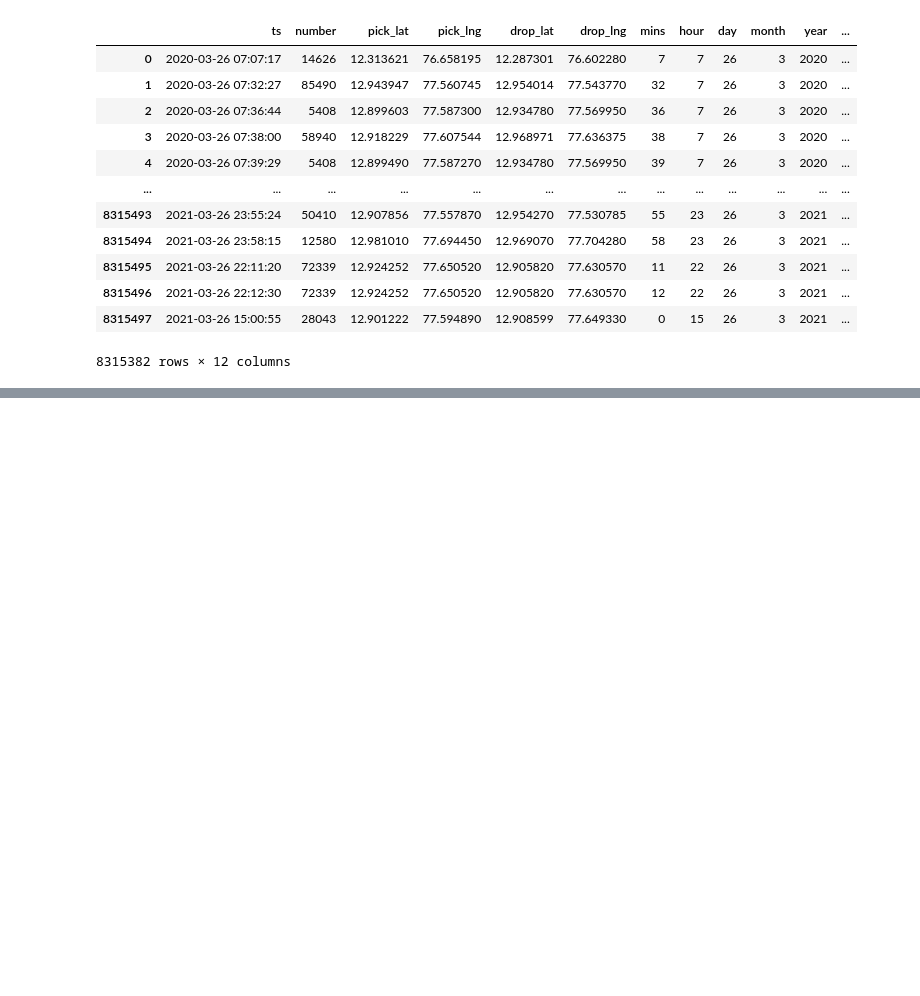
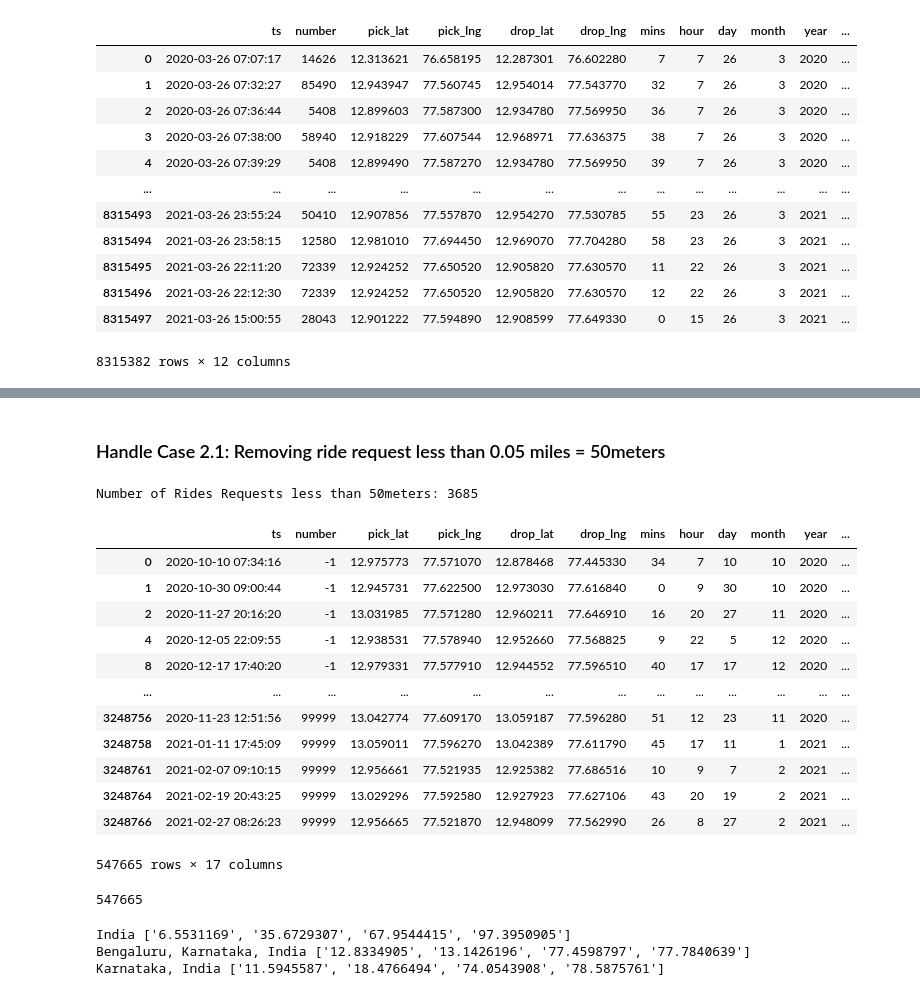
Before and after one commit to melvinmathew9991/Bike-Taxi-Rides-Request-Demand-Forecast, a Jupyter notebook: Notebook/Data Cleaning.ipynb, the cells around one changed output, grey strips where cells are left out. Drawn from its saved outputs; the diff is of its cells as text; code cells hidden in the pictures; blank space fills up the shorter version.

Commit message:
data cleaning notebook

```diff
--- a/Notebook/Data Cleaning.ipynb
+++ b/Notebook/Data Cleaning.ipynb
@@ -421,0 +279,2 @@ df.to_csv('C:/Sachin/project/preprocessed_2.csv',index = False, compression = 'g
+# %%
+df = pd.read_csv('C:/Sachin/project/Bike-Taxi-Rides-Request-Demand-Forecast/data/preprocessed/preprocessed_2.csv', compression = 'gzip')
@@ -421,0 +285,3 @@ df.to_csv('C:/Sachin/project/preprocessed_2.csv',index = False, compression = 'g
+# %%
+print("Number of rides booked by same customer within 8mins time: {}".format(len(df[(df.booking_time_diff_min<8)])))
+df = df[(df.booking_time_diff_min>=8)]
@@ -421,0 +294,7 @@ df.to_csv('C:/Sachin/project/preprocessed_2.csv',index = False, compression = 'g
+# %%
+%%time
+def geodestic_distance(pick_lat, pick_lng, drop_lat, drop_lng):
+    # 1mile = 1.60934 Kms
+    return round(geodesic((pick_lat, pick_lng), (drop_lat, drop_lng)).miles*1.60934,2)
+
+df['geodesic_distance'] = np.vectorize(geodestic_distance)(df['pick_lat'],df['pick_lng'],df['drop_lat'],df['drop_lng'])
@@ -421,0 +326,27 @@ df.to_csv('C:/Sachin/project/preprocessed_2.csv',index = False, compression = 'g
+# %% [markdown]
+### Handle Case 2.1: Removing ride request less than 0.05 miles = 50meters
+# %%
+print("Number of Rides Requests less than 50meters: {}".format(len(df[df.geodesic_distance<=0.05])))
+# %% [output]
+Number of Rides Requests less than 50meters: 3685
+# %%
+df = df[df.geodesic_distance>0.05]
+df
+# %% [output]
+|  | ts | number | pick_lat | pick_lng | drop_lat | drop_lng | mins | hour | day | month | year | ... |
+| 0 | 2020-10-10 07:34:16 | -1 | 12.975773 | 77.571070 | 12.878468 | 77.445330 | 34 | 7 | 10 | 10 | 2020 | ... |
+| 1 | 2020-10-30 09:00:44 | -1 | 12.945731 | 77.622500 | 12.973030 | 77.616840 | 0 | 9 | 30 | 10 | 2020 | ... |
+| 2 | 2020-11-27 20:16:20 | -1 | 13.031985 | 77.571280 | 12.960211 | 77.646910 | 16 | 20 | 27 | 11 | 2020 | ... |
+| 4 | 2020-12-05 22:09:55 | -1 | 12.938531 | 77.578940 | 12.952660 | 77.568825 | 9 | 22 | 5 | 12 | 2020 | ... |
+| 8 | 2020-12-17 17:40:20 | -1 | 12.979331 | 77.577910 | 12.944552 | 77.596510 | 40 | 17 | 17 | 12 | 2020 | ... |
+| ... | ... | ... | ... | ... | ... | ... | ... | ... | ... | ... | ... | ... |
+| 3248756 | 2020-11-23 12:51:56 | 99999 | 13.042774 | 77.609170 | 13.059187 | 77.596280 | 51 | 12 | 23 | 11 | 2020 | ... |
+| 3248758 | 2021-01-11 17:45:09 | 99999 | 13.059011 | 77.596270 | 13.042389 | 77.611790 | 45 | 17 | 11 | 1 | 2021 | ... |
+| 3248761 | 2021-02-07 09:10:15 | 99999 | 12.956661 | 77.521935 | 12.925382 | 77.686516 | 10 | 9 | 7 | 2 | 2021 | ... |
+| 3248764 | 2021-02-19 20:43:25 | 99999 | 13.029296 | 77.592580 | 12.927923 | 77.627106 | 43 | 20 | 19 | 2 | 2021 | ... |
+| 3248766 | 2021-02-27 08:26:23 | 99999 | 12.956665 | 77.521870 | 12.948099 | 77.562990 | 26 | 8 | 27 | 2 | 2021 | ... |
+547665 rows × 17 columns
+# %%
+len(df)
+# %% [output]
+547665
@@ -421,0 +355,23 @@ df.to_csv('C:/Sachin/project/preprocessed_2.csv',index = False, compression = 'g
+# %%
+import time
+from geopy.geocoders import Nominatim
+from geopy.exc import GeocoderTimedOut, GeocoderUnavailable
+
+geolocator = Nominatim(user_agent="my_app", timeout=20)
+
+places = ["India", "Bengaluru, Karnataka, India", "Karnataka, India"]
+
+for place in places:
+    try:
+        loc = geolocator.geocode(place, exactly_one=True, addressdetails=True)
+        if loc:
+            print(place, loc.raw.get("boundingbox"))
+        else:
+            print(place, "No result")
+    except (GeocoderTimedOut, GeocoderUnavailable) as e:
+        print(place, f"Failed: {e}")
+    time.sleep(1)
+# %% [output]
+India ['6.5531169', '35.6729307', '67.9544415', '97.3950905']
+Bengaluru, Karnataka, India ['12.8334905', '13.1426196', '77.4598797', '77.7840639']
+Karnataka, India ['11.5945587', '18.4766494', '74.0543908', '78.5875761']
```
Also changed, not shown: parts of 61 cells of this notebook.
